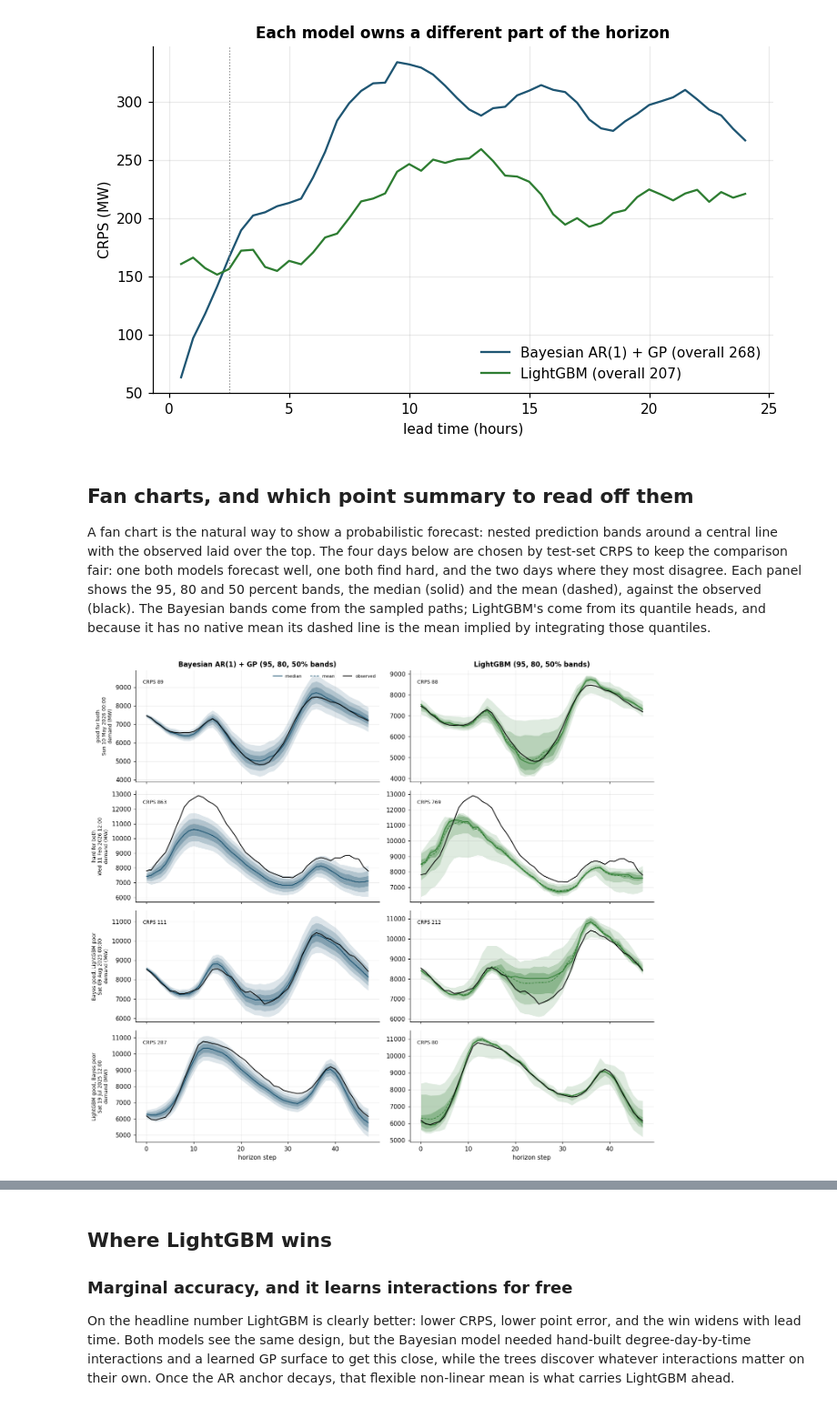
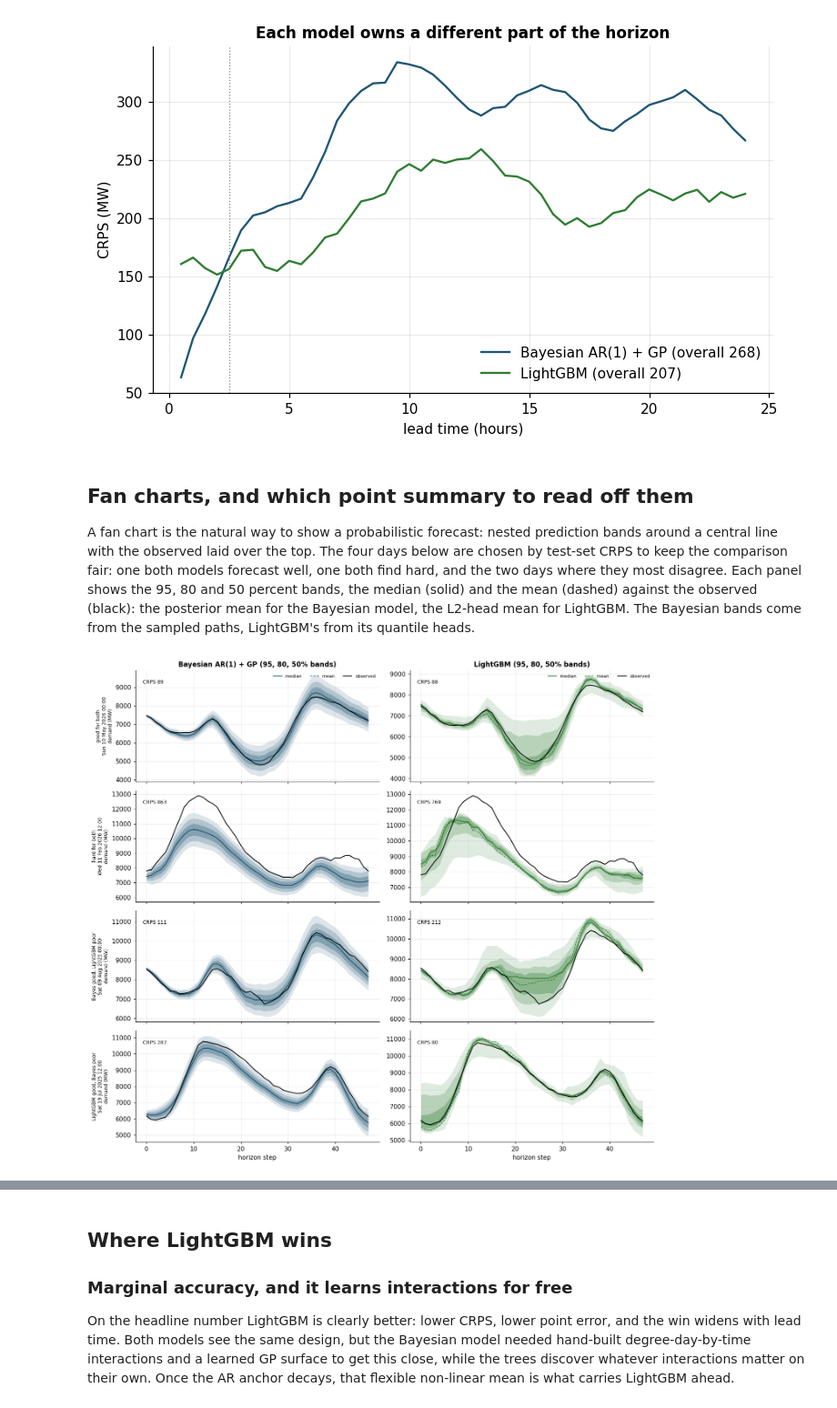
Before and after one commit to argmax-w/nem-demand-forecast, a Jupyter notebook: notebooks/06_bayes_vs_lightgbm.ipynb, the cells around one changed output, grey strips where cells are left out. Shown at 91% size. Drawn from its saved outputs; the diff is of its cells as text; code cells hidden in the pictures.

Commit message:
Add LightGBM mean head, fan charts and recursive forecast

```diff
--- a/notebooks/06_bayes_vs_lightgbm.ipynb
+++ b/notebooks/06_bayes_vs_lightgbm.ipynb
@@ -34,11 +34,12 @@ from nemforecastdemand.evaluation.metrics import (
     energy_score,
     log_score_samples,
 )
-from nemforecastdemand.models import bsts
+from nemforecastdemand.models import bsts, innovations
+from nemforecastdemand.models.base import build_design, variance_design
 from nemforecastdemand.models.hsgp import gp_design
 from nemforecastdemand.models.predict import variance_decomposition_innovations
 from nemforecastdemand.plotting import palette, save_figure, setup_style
-from nemforecastdemand.splits import rolling_origins
+from nemforecastdemand.splits import horizon_index, rolling_origins
 from nemforecastdemand.utils import load_artifact
 
 setup_style()
@@ -53,11 +54,16 @@ cfg_gp = replace(
 
 gp, gp_meta = load_artifact(cfg.paths.artifacts / "bsts_hsgp_vi_fullrank")
 gbdt, gbdt_meta = load_artifact(cfg.paths.artifacts / "gbdt")
-ar_meta = load_artifact(cfg.paths.artifacts / "bsts_innovations_nuts_warm_fullrank_w300")[1]
+# The plain AR(1) model is the one fitted both ways, so the ADVI-against-NUTS
+# point-summary question is asked on it; the GP variant is ADVI only.
+ar_advi = load_artifact(cfg.paths.artifacts / "bsts_innovations_vi_fullrank")[0]
+ar_nuts, ar_meta = load_artifact(cfg.paths.artifacts / "bsts_innovations_nuts_warm_fullrank_w300")
 levels = np.array(gbdt_meta["quantile_levels"])
 
 paths = gp["forecast_paths"]  # (S, O, H) coherent posterior predictive paths
 quantiles = gbdt["forecast_quantiles"]  # (O, Q, H) per-step marginal quantiles
+lg_median = quantiles[:, levels.tolist().index(0.5), :]  # the pinball-0.5 point forecast
+lg_mean = gbdt["forecast_mean"]  # the separately trained L2 mean head
 y = gp["y_test"]
 n_draws, n_origins, horizon = paths.shape
 hours = (np.arange(horizon) + 1) / 2
@@ -95,16 +101,6 @@ def band(model_paths_or_quantiles, i, lo, hi, is_paths):
 
 
 idx = np.arange(horizon)
-
-
-def lgbm_mean(qi):
-    """Estimate E[Y] from LightGBM's quantile heads by integrating the
-    quantile function, holding the outer quantiles flat across the unmodelled
-    tails. LightGBM has no native mean, only quantile heads, so this is a
-    derived estimate, not a model output. ``qi`` is one origin's ``(Q, H)``."""
-    p = np.concatenate([[0.0], levels, [1.0]])
-    qq = np.concatenate([qi[:1], qi, qi[-1:]], axis=0)
-    return np.sum(0.5 * (qq[1:] + qq[:-1]) * np.diff(p)[:, None], axis=0)
 # %% [markdown]
 ## The headline trade
 
@@ -134,10 +130,10 @@ prediction bands around a central line with the observed laid over the top.
 The four days below are chosen by test-set CRPS to keep the comparison
 fair: one both models forecast well, one both find hard, and the two days
 where they most disagree. Each panel shows the 95, 80 and 50 percent
-bands, the median (solid) and the mean (dashed), against the observed
-(black). The Bayesian bands come from the sampled paths; LightGBM's come
-from its quantile heads, and because it has no native mean its dashed line
-is the mean implied by integrating those quantiles.
+bands, the median (solid) and the mean (dashed) against the observed
+(black): the posterior mean for the Bayesian model, the L2-head mean for
+LightGBM. The Bayesian bands come from the sampled paths, LightGBM's from
+its quantile heads.
 # %%
 gr = gp_origin_crps.argsort().argsort()  # 0 = best-scored test day
 lr = lg_origin_crps.argsort().argsort()
@@ -158,35 +154,36 @@ for row, (label, i) in enumerate(fan_days.items()):
     axes[row, 0].plot(idx, np.median(paths[:, i, :], axis=0), color=GP_BLUE, lw=1.3, label="median")
     axes[row, 0].plot(idx, paths[:, i, :].mean(axis=0), color=GP_BLUE, lw=1.0, ls="--", label="mean")
     axes[row, 0].plot(idx, y[i], color="black", lw=1.3, label="observed")
     axes[row, 0].set_ylabel(f"{label}\n{date}\ndemand (MW)", fontsize=8)
     axes[row, 0].annotate(
         f"CRPS {gp_origin_crps[i]:.0f}", (0.03, 0.88), xycoords="axes fraction", fontsize=8
     )
     for lo, hi, a in fan_levels:
         axes[row, 1].fill_between(
             idx,
             quantiles[i, levels.tolist().index(lo), :],
             quantiles[i, levels.tolist().index(hi), :],
             color=LG_GREEN, alpha=a, lw=0,
         )
     axes[row, 1].plot(
         idx, quantiles[i, levels.tolist().index(0.5), :], color=LG_GREEN, lw=1.3, label="median"
     )
-    axes[row, 1].plot(idx, lgbm_mean(quantiles[i]), color=LG_GREEN, lw=1.0, ls="--", label="mean (integrated)")
+    axes[row, 1].plot(idx, lg_mean[i], color=LG_GREEN, lw=1.0, ls="--", label="mean")
     axes[row, 1].plot(idx, y[i], color="black", lw=1.3, label="observed")
     axes[row, 1].annotate(
         f"CRPS {lg_origin_crps[i]:.0f}", (0.03, 0.88), xycoords="axes fraction", fontsize=8
     )
 axes[0, 0].set_title("Bayesian AR(1) + GP (95, 80, 50% bands)")
 axes[0, 1].set_title("LightGBM (95, 80, 50% bands)")
 axes[0, 0].legend(fontsize=7, ncol=3, loc="upper right")
+axes[0, 1].legend(fontsize=7, ncol=3, loc="upper right")
 axes[-1, 0].set_xlabel("horizon step")
 axes[-1, 1].set_xlabel("horizon step")
 fig.tight_layout()
 save_figure(fig, "bench_fan_charts", cfg.paths.figures)
 plt.show()
 # %% [output]
-[figure, old version]
+[figure, new version]
 # %% [markdown]
 The disagreement days are the interesting ones. On 9 Aug the AR anchor and
 the GP surface fit the day cleanly while LightGBM runs wide; on 19 Jul it
```
Also changed, not shown: parts of 8 cells of this notebook, 9 other files.
